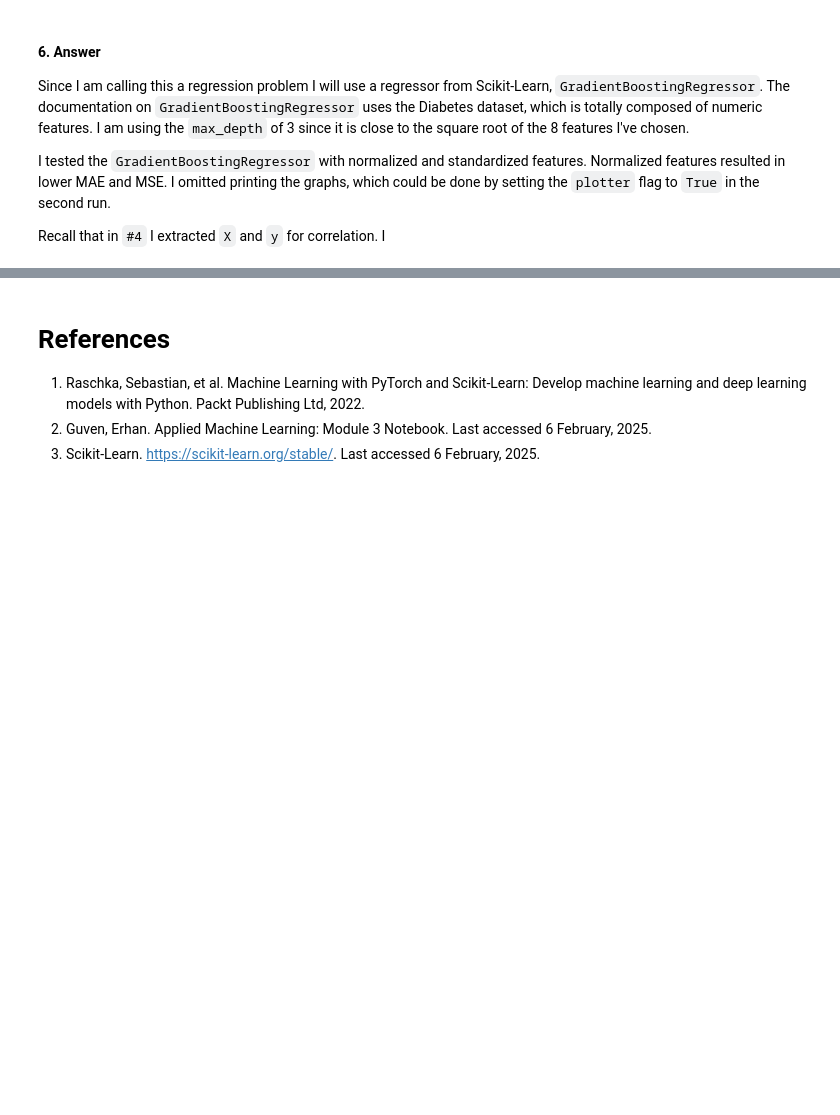
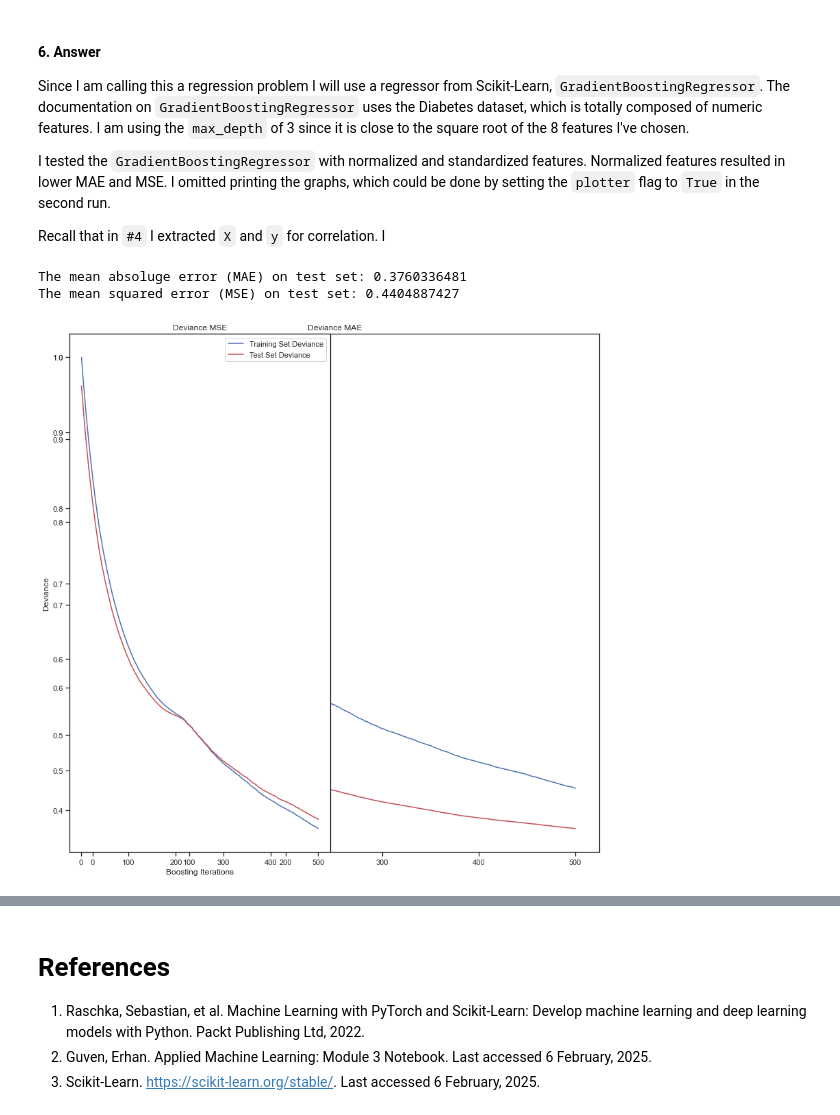
Before and after one commit to Andreas237/JHU-AppliedML-EN705601-SP25, a Jupyter notebook: Slovacek-Assign3.ipynb, the cells around one changed output, grey strips where cells are left out. Saved outputs shown, nothing was run; the diff lists cells and outputs as text; code cells hidden in the pictures; blank space fills up the shorter version.

```diff
--- a/Slovacek-Assign3.ipynb
+++ b/Slovacek-Assign3.ipynb
@@ -84,7 +84,8 @@ from sklearn.preprocessing import LabelEncoder
 def fix_data_before_numeric_or_ordinal_changes(df, printer=True):
     if printer: print(df.dtypes)
 
-    df = df.drop(columns=['country-year', 'population', 'suicides_no'])
+    # df = df.drop(columns=['country-year', 'population', 'suicides_no'])
+    df = df.drop(columns=['suicides_no'])
     df = df.rename(columns={'gdp_per_capita ($)': 'gdp_per_capita', 'suicides/100k pop': 'suicides per 100k pop'})
 
 
@@ -104,7 +105,7 @@ def fix_data_before_numeric_or_ordinal_changes(df, printer=True):
 
 
     if printer: print('\n\n\n')
-    if printer: print(f'See that there is only one column with NaN values: {df.isna().any()}')
+    if printer: print(f'See that there is only one column with NaN values:\n{df.isna().any()}')
     if printer: print(f'"HDI for year" is the only column with NaN.  Let\'s compare how many NaN {df["HDI for year"].isna().count()} vs {df["HDI for year"].notna().count()} non-NaN of a total of {len(df["HDI for year"])} samples')
     if printer: print(df["HDI for year"].describe())
     if printer: print(f'This is reporting specious results.  DataFrame.describe() is showing 8364 non-NaN values.  Let\'s fill NaN with the means and see what that changes.')
@@ -135,11 +136,9 @@ df4[numeric_columns] = sc.fit_transform(df4[numeric_columns])
 ## LabelEncoder
 # Encode object types. They are all strings.  Save the labelencoders paired with the column names so we can reverse the values later
 columns_to_encode = df4.select_dtypes(include='object')
-encoders = dict.fromkeys(columns_to_encode)
 for column in columns_to_encode:
     le = LabelEncoder()
     df4[column] = le.fit_transform(df4[column].astype(str))
-    encoders[column] = le
 
 
 # Use pandas to print correlation
@@ -217,7 +216,7 @@ def answer_q_6(X, y, clf=None, plotter=True):
         for i, y_pred in enumerate(clf.staged_predict(X_test)):
             test_score_mse[i] = mean_squared_error(y_test, y_pred)
 
-        fig = plt.figure(figsize=(6, 6))
+        fig = plt.figure(figsize=(12, 12))
         plt.subplot(1, 1, 1)
         plt.title("Deviance MAE")
         plt.plot(
@@ -227,39 +226,43 @@ def answer_q_6(X, y, clf=None, plotter=True):
             label="Training Set Deviance",
         )
         plt.plot(
-            np.arange(params["n_estimators"]) + 1, test_score_mae, "r-", label="Test Set Deviance MAE"
+            np.arange(params["n_estimators"]) + 1, test_score_mae, "r-", label="Test Set Deviance"
         )
 
 
-        plt.subplot(1, 3, 1)
+        plt.subplot(1, 2, 1)
         plt.title("Deviance MSE")
         plt.plot(
             np.arange(params["n_estimators"]) + 1,
             clf.train_score_,
             "b-",
             label="Training Set Deviance",
         )
         plt.plot(
-            np.arange(params["n_estimators"]) + 1, test_score_mse, "r-", label="Test Set Deviance MSE"
+            np.arange(params["n_estimators"]) + 1, test_score_mse, "r-", label="Test Set Deviance"
         )
 
         plt.legend(loc="upper right")
         plt.xlabel("Boosting Iterations")
         plt.ylabel("Deviance")
         fig.tight_layout()
         plt.show()
 
 
 
 params = {
     "n_estimators": 500,
     "max_depth": 4,
     "min_samples_split": 5,
     "learning_rate": 0.01,
     "loss": "squared_error",
 }
 clf = ensemble.GradientBoostingRegressor(**params)
 answer_q_6(X, y, clf=clf)
+# %% [output]
+The mean absoluge error (MAE) on test set: 0.3760336481
+The mean squared error (MSE) on test set: 0.4404887427
+[figure, added]
 # %%
 from sklearn.preprocessing import Normalizer
 
```
Also changed, not shown: parts of 4 cells of this notebook.
